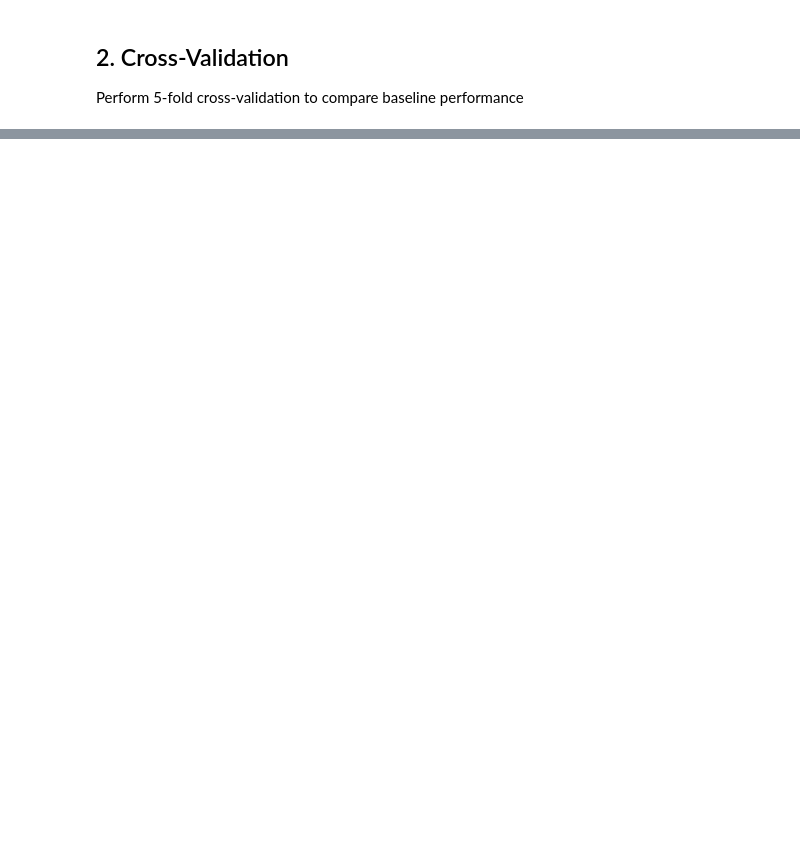
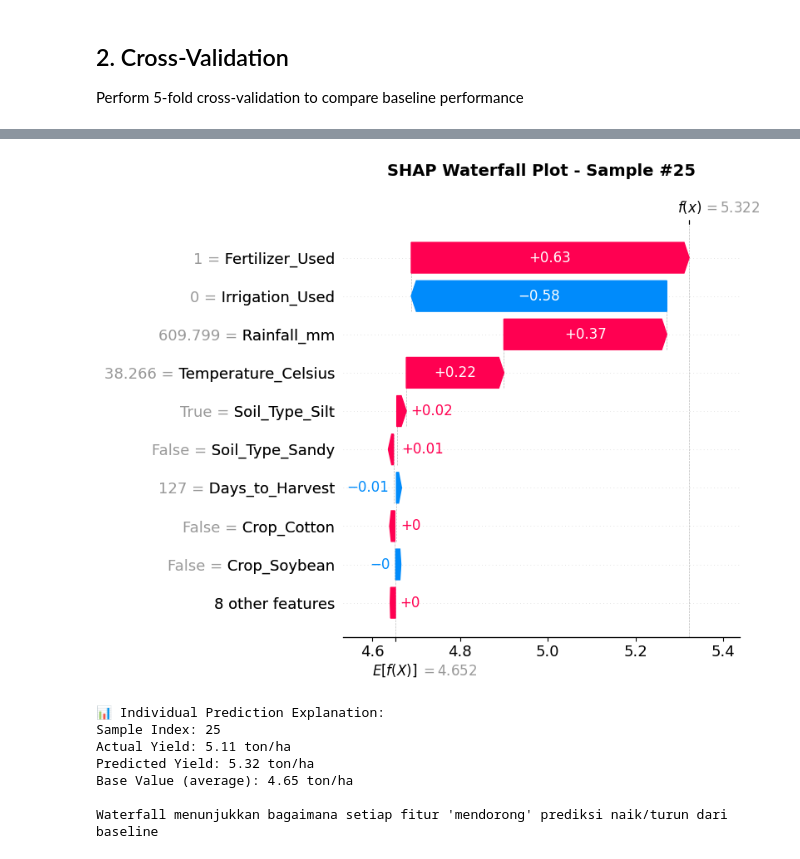
Before and after one commit to DPutra17/Final-Project-Machine-Learning, a Jupyter notebook: notebooks/Final_Model_XGBoost.ipynb, the cells around one changed output, grey strips where cells are left out. Saved outputs shown, nothing was run; the diff lists cells and outputs as text; code cells hidden in the pictures; blank space fills up the shorter version.

```diff
--- a/notebooks/Final_Model_XGBoost.ipynb
+++ b/notebooks/Final_Model_XGBoost.ipynb
@@ -311,3 +300,42 @@ print("- Trend turun = fitur positif menurunkan yield")
+# %%
+# SHAP Waterfall Plot for Individual Prediction
+# Select a sample to explain (e.g., sample #25 from test set)
+sample_idx = 25
+
+# Create Explanation object for waterfall plot
+explanation = shap.Explanation(
+    values=shap_values[sample_idx],
+    base_values=explainer.expected_value,
+    data=X_test.iloc[sample_idx],
+    feature_names=X_test.columns.tolist()
+)
+
+# Create waterfall plot
+plt.figure(figsize=(10, 8))
+shap.plots.waterfall(explanation, show=False)
+plt.title(f'SHAP Waterfall Plot - Sample #{sample_idx}', fontsize=14, fontweight='bold', pad=20)
+plt.tight_layout()
+plt.show()
+
+# Print actual vs predicted for this sample
+actual_value = y_test[sample_idx]
+predicted_value = best_model.predict(X_test.iloc[[sample_idx]])[0]
+
+print(f"\n📊 Individual Prediction Explanation:")
+print(f"Sample Index: {sample_idx}")
+print(f"Actual Yield: {actual_value:.2f} ton/ha")
+print(f"Predicted Yield: {predicted_value:.2f} ton/ha")
+print(f"Base Value (average): {explainer.expected_value:.2f} ton/ha")
+print(f"\nWaterfall menunjukkan bagaimana setiap fitur 'mendorong' prediksi naik/turun dari baseline")
+# %% [output]
+[figure, added]
+📊 Individual Prediction Explanation:
+Sample Index: 25
+Actual Yield: 5.11 ton/ha
+Predicted Yield: 5.32 ton/ha
+Base Value (average): 4.65 ton/ha
+
+Waterfall menunjukkan bagaimana setiap fitur 'mendorong' prediksi naik/turun dari baseline
 # %%
 # Feature Importance Bar Plot
 plt.figure(figsize=(12, 8))
```
Also changed, not shown: parts of 14 cells of this notebook, 1 other file.
